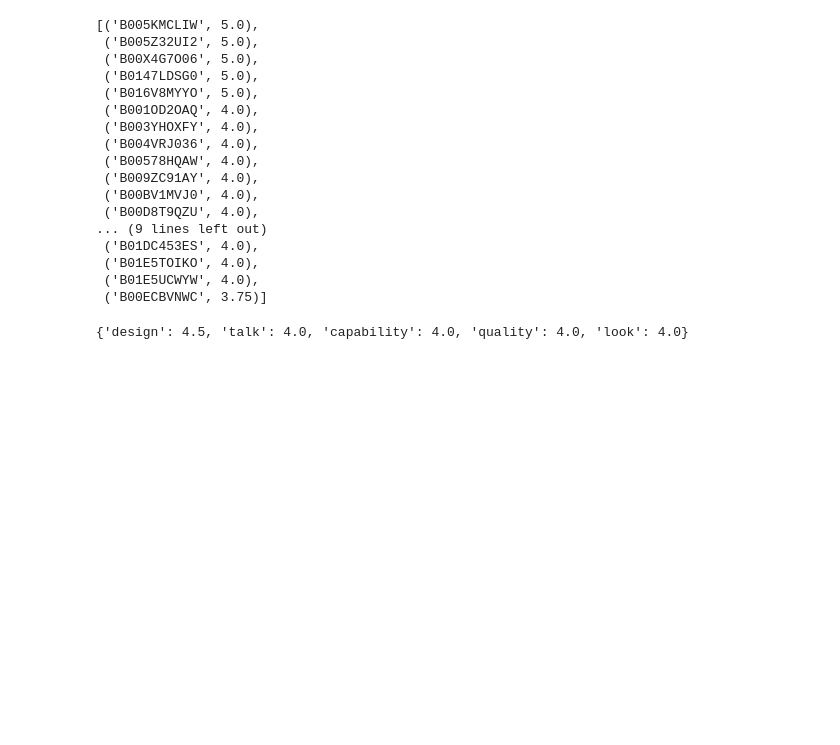
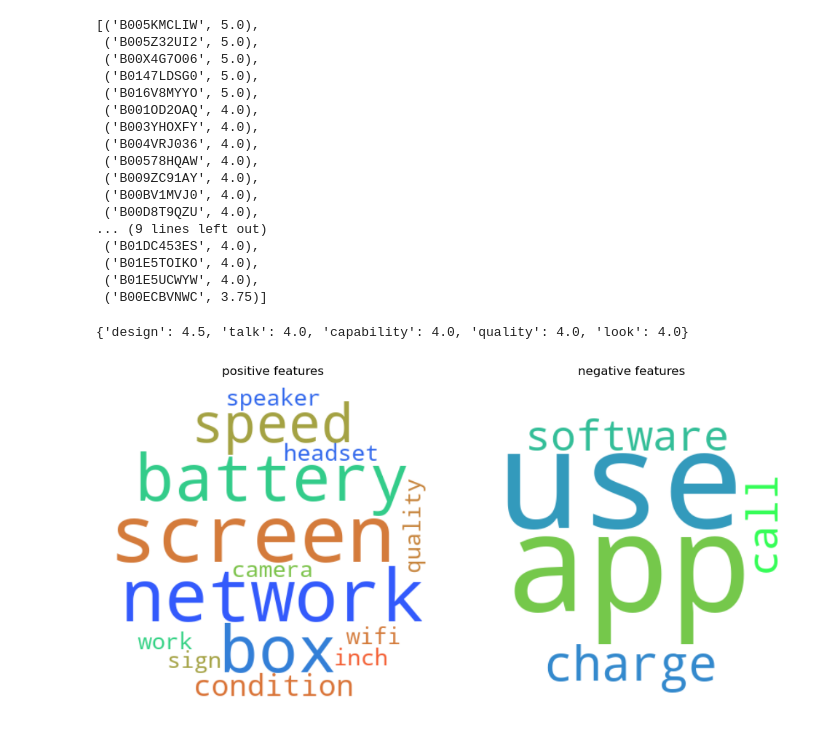
Before and after one commit to livio-24/feature-based-SA-cell-phones-reviews, a Jupyter notebook: sentiment_analysis.ipynb, the cells around one changed output. Cells and saved outputs as stored; diff of their text form; code cells hidden in the pictures; blank space fills up the shorter version.

```diff
--- a/sentiment_analysis.ipynb
+++ b/sentiment_analysis.ipynb
@@ -493,3 +535,7 @@ def top_k_features(product_asin,k):
 top_k_features(features_scores[0]['asin'],5)
 # %% [output]
 {'design': 4.5, 'talk': 4.0, 'capability': 4.0, 'quality': 4.0, 'look': 4.0}
+# %%
+plot_features_wc(desc_scores.loc[434,'asin'])
+# %% [output]
+[figure, added]
```
Also changed, not shown: parts of 14 cells of this notebook, 1 other file.
